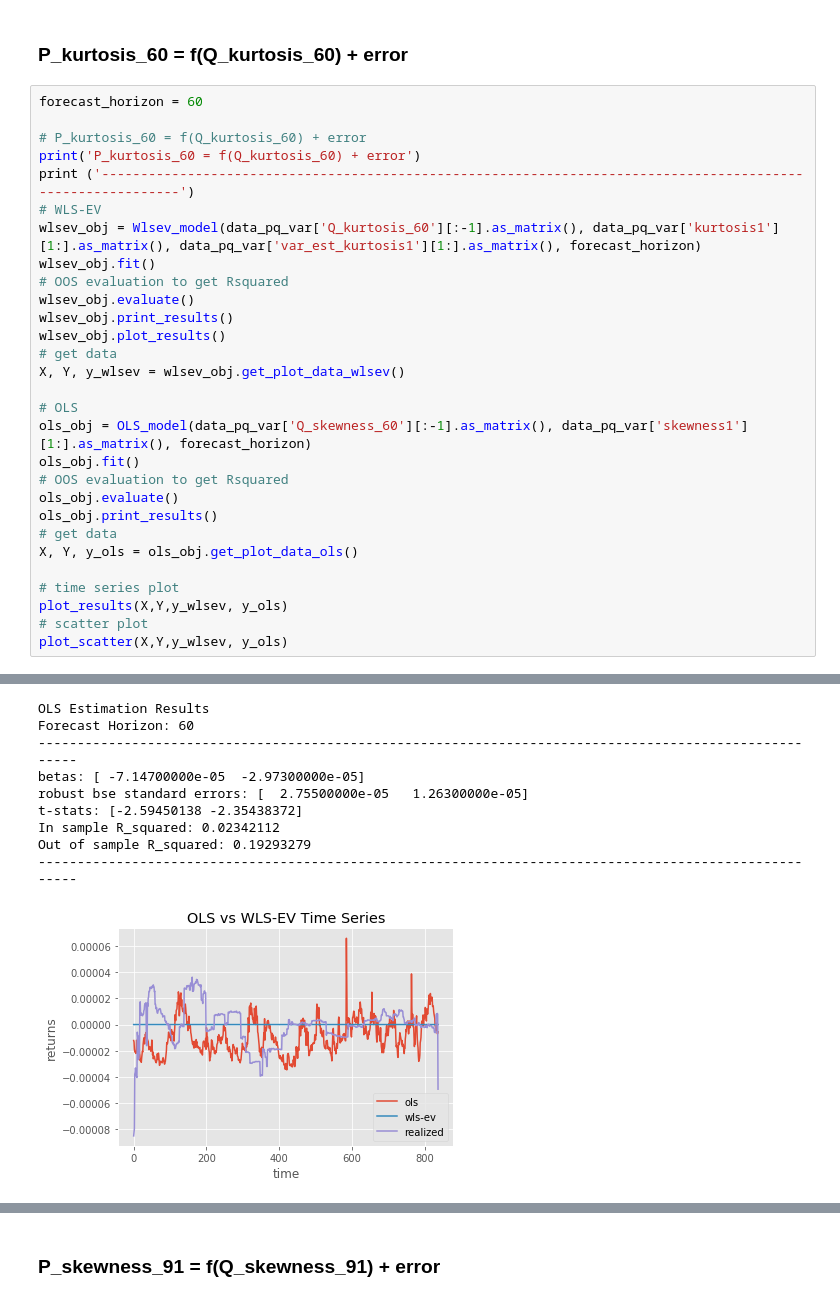
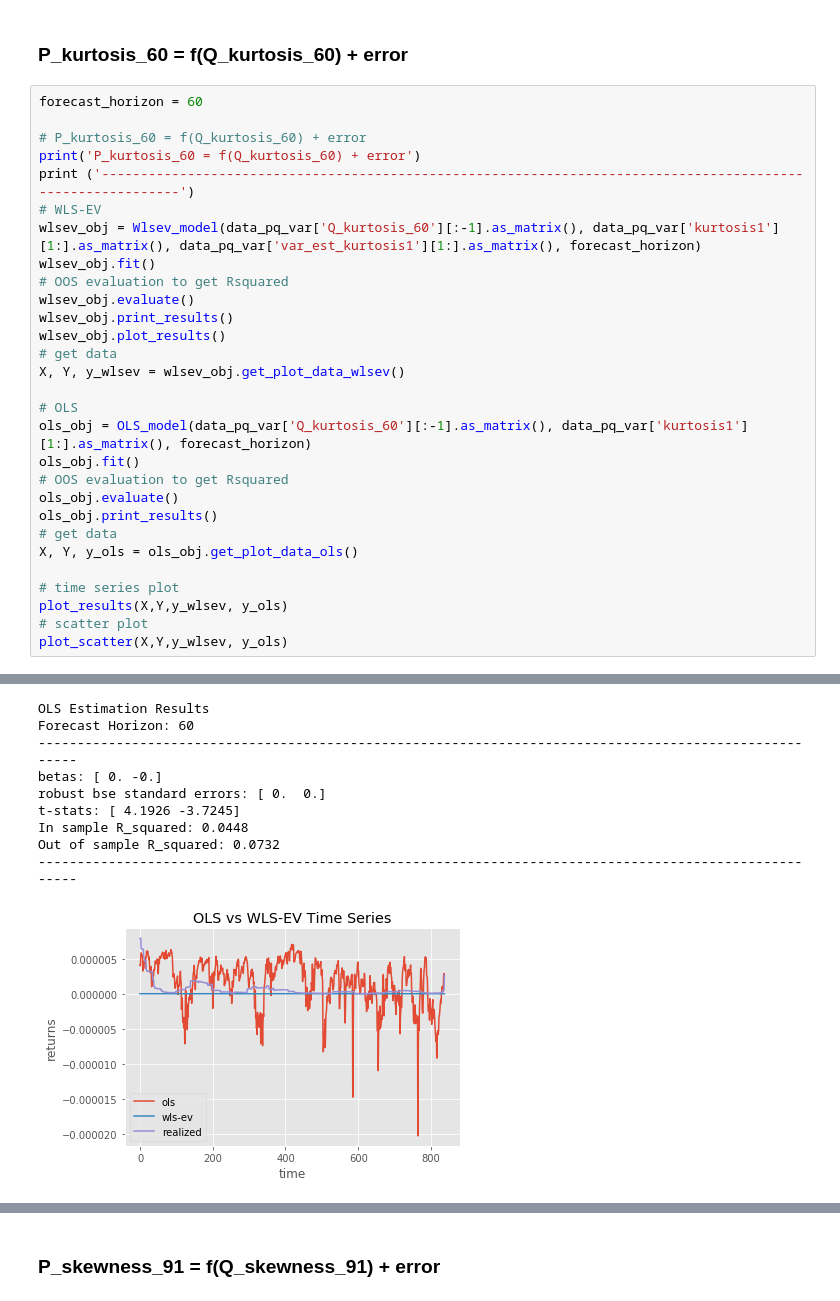
Before and after one commit to tobikuhlmann/robust-linear-forecasting, a Jupyter notebook: wlsev_analysis_new.ipynb, the cells around one changed output, grey strips where cells are left out. Drawn from its saved outputs; the diff is of its cells as text.

```diff
--- a/wlsev_analysis_new.ipynb
+++ b/wlsev_analysis_new.ipynb
@@ -1030,7 +1041,7 @@ wlsev_obj.plot_results()
 X, Y, y_wlsev = wlsev_obj.get_plot_data_wlsev()
 
 # OLS
-ols_obj = OLS_model(data_pq_var['Q_skewness_60'][:-1].as_matrix(), data_pq_var['skewness1'][1:].as_matrix(), forecast_horizon)
+ols_obj = OLS_model(data_pq_var['Q_kurtosis_60'][:-1].as_matrix(), data_pq_var['kurtosis1'][1:].as_matrix(), forecast_horizon)
 ols_obj.fit()
 # OOS evaluation to get Rsquared
 ols_obj.evaluate()
@@ -1057,12 +1068,12 @@ Out of sample R_squared: 0.92299761
 -------------------------------------------------------------------------------------------------------
 [figure]
 OLS Estimation Results
 Forecast Horizon: 60
 -------------------------------------------------------------------------------------------------------
-betas: [ -7.14700000e-05  -2.97300000e-05]
-robust bse standard errors: [  2.75500000e-05   1.26300000e-05]
-t-stats: [-2.59450138 -2.35438372]
-In sample R_squared: 0.02342112
-Out of sample R_squared: 0.19293279
+betas: [ 0. -0.]
+robust bse standard errors: [ 0.  0.]
+t-stats: [ 4.1926 -3.7245]
+In sample R_squared: 0.0448
+Out of sample R_squared: 0.0732
 -------------------------------------------------------------------------------------------------------
-[figure, old version]
+[figure, new version]
```
Also changed, not shown: parts of 18 cells of this notebook, 3 other files.
